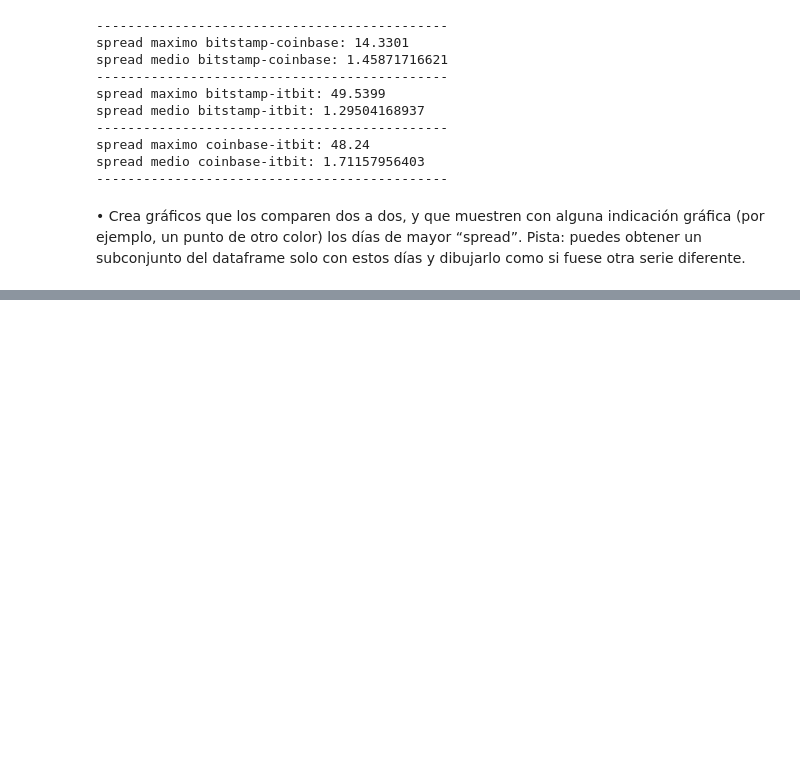
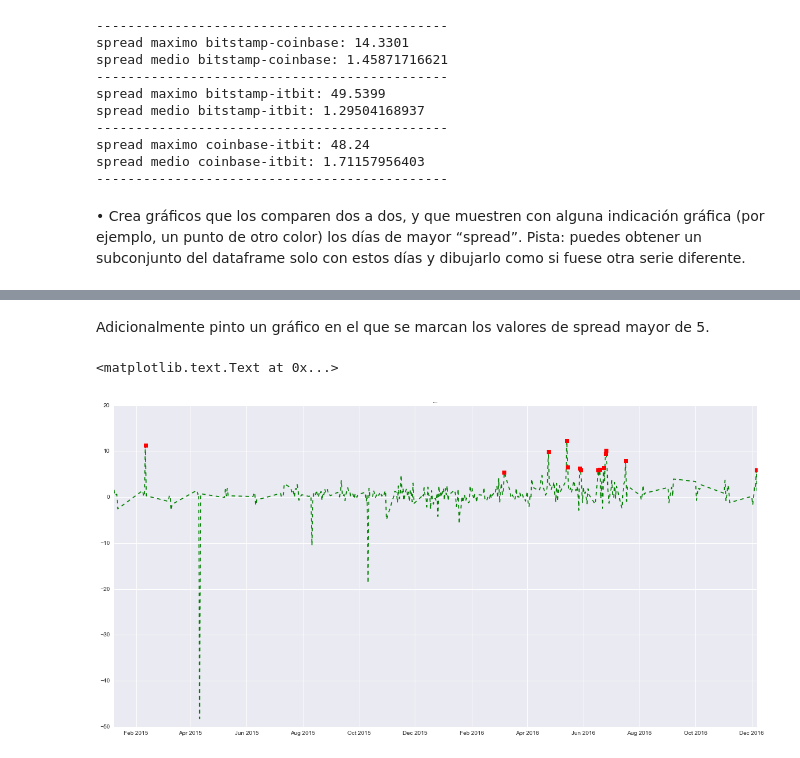
Before and after one commit to annalawrenc/-Entornos-data-science---Python, a Jupyter notebook: Python-Ejercicio1.ipynb, the cells around one changed output, grey strips where cells are left out. Cells and saved outputs as stored; diff of their text form; code cells hidden in the pictures; blank space fills up the shorter version.

```diff
--- a/Python-Ejercicio1.ipynb
+++ b/Python-Ejercicio1.ipynb
@@ -312,0 +313,17 @@ Bitcoin_3markets_in['coinbase-itbit'].plot(figsize=(20,10), title ="Spread coinb
+# %% [markdown]
+Adicionalmente pinto un gráfico en el que se marcan los valores de spread mayor de 5.
+# %%
+%matplotlib inline
+plt.figure(figsize=(20,10))
+
+
+spreadmax=Bitcoin_3markets_in.loc[Bitcoin_3markets_in['coinbase-itbit'] >=5]
+
+line1=plt.plot(Bitcoin_3markets_in['coinbase-itbit'], '--')
+plt.setp(line1, color='green')
+line2=plt.plot(spreadmax['coinbase-itbit'], 's')
+plt.setp(line2,color='red',)
+plt.title("Spread coinbase ")
+# %% [output]
+<matplotlib.text.Text at 0x...>
+[figure, added]
```
Also changed, not shown: parts of 5 cells of this notebook.
